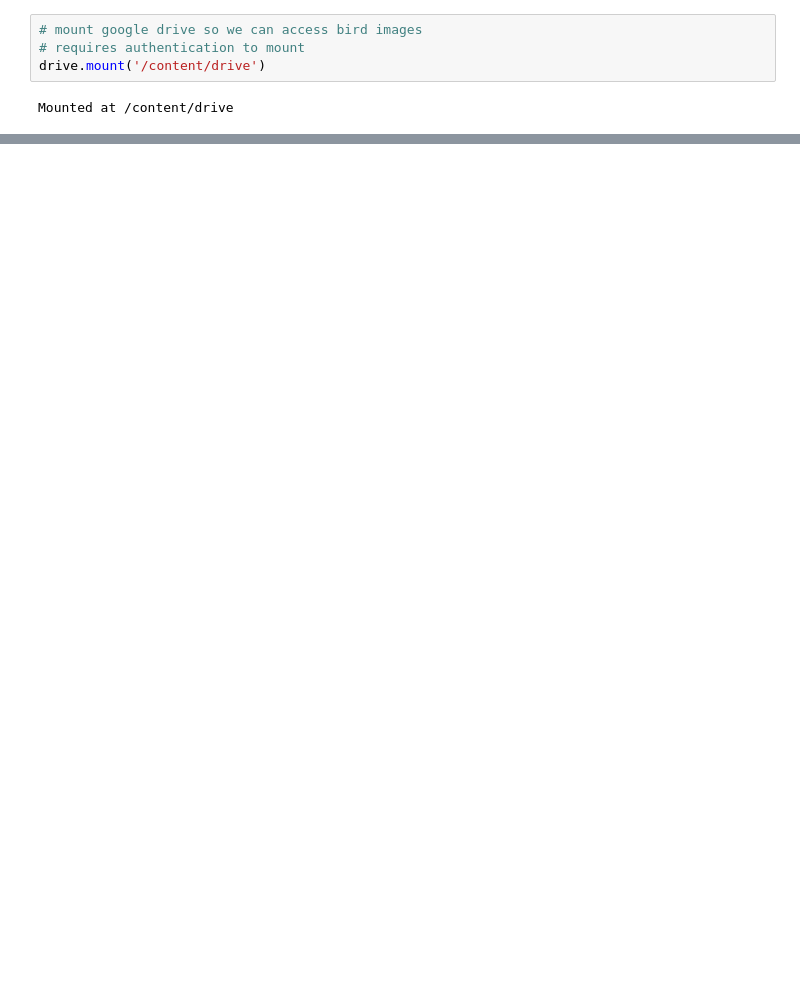
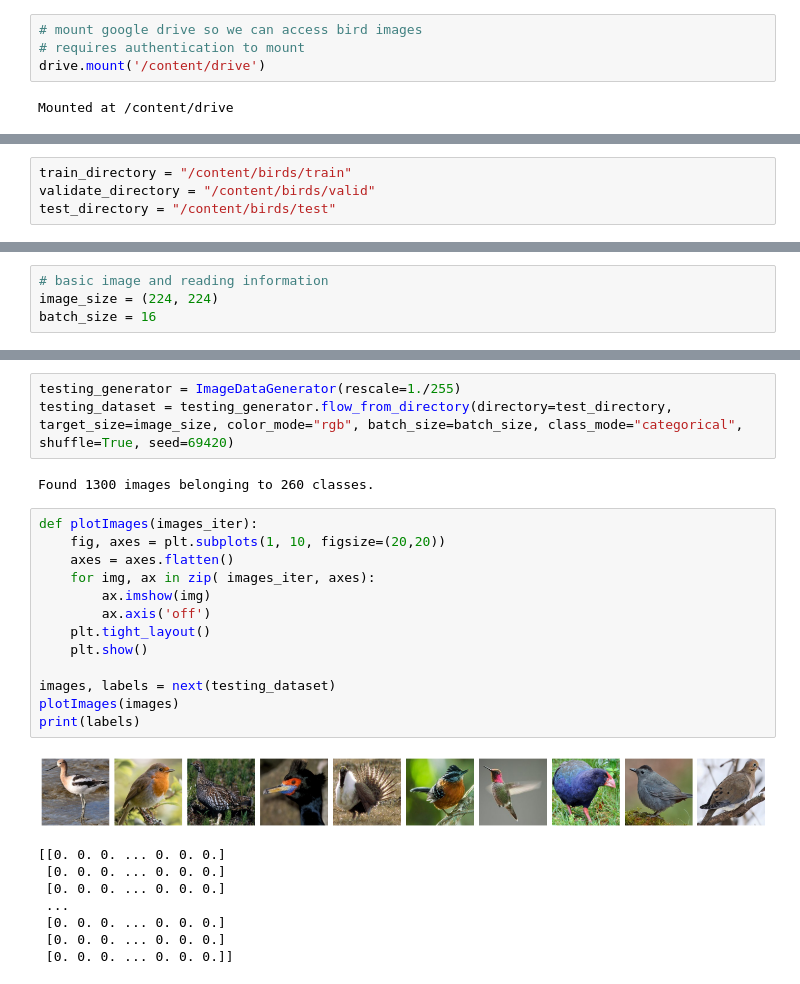
Before and after one commit to krogenth/IsBird, a Jupyter notebook: CSC574_Is_Bird.ipynb, the cells around one changed output, grey strips where cells are left out. Drawn from its saved outputs; the diff is of its cells as text; blank space fills up the shorter version.

```diff
--- a/CSC574_Is_Bird.ipynb
+++ b/CSC574_Is_Bird.ipynb
@@ -226,0 +35,4 @@ model.add(Dense(category_count, activation='softmax'))
+# %%
+train_directory = "/content/birds/train"
+validate_directory = "/content/birds/valid"
+test_directory = "/content/birds/test"
@@ -226,0 +59,4 @@ model.add(Dense(category_count, activation='softmax'))
+# %%
+# basic image and reading information
+image_size = (224, 224)
+batch_size = 16
@@ -226,0 +79,27 @@ model.add(Dense(category_count, activation='softmax'))
+# %%
+testing_generator = ImageDataGenerator(rescale=1./255)
+testing_dataset = testing_generator.flow_from_directory(directory=test_directory, target_size=image_size, color_mode="rgb", batch_size=batch_size, class_mode="categorical", shuffle=True, seed=69420)
+# %% [output]
+Found 1300 images belonging to 260 classes.
+# %%
+def plotImages(images_iter):
+    fig, axes = plt.subplots(1, 10, figsize=(20,20))
+    axes = axes.flatten()
+    for img, ax in zip( images_iter, axes):
+        ax.imshow(img)
+        ax.axis('off')
+    plt.tight_layout()
+    plt.show()
+
+images, labels = next(testing_dataset)
+plotImages(images)
+print(labels)
+# %% [output]
+[figure, added]
+[[0. 0. 0. ... 0. 0. 0.]
+ [0. 0. 0. ... 0. 0. 0.]
+ [0. 0. 0. ... 0. 0. 0.]
+ ...
+ [0. 0. 0. ... 0. 0. 0.]
+ [0. 0. 0. ... 0. 0. 0.]
+ [0. 0. 0. ... 0. 0. 0.]]
```
Also changed, not shown: parts of 29 cells of this notebook.
